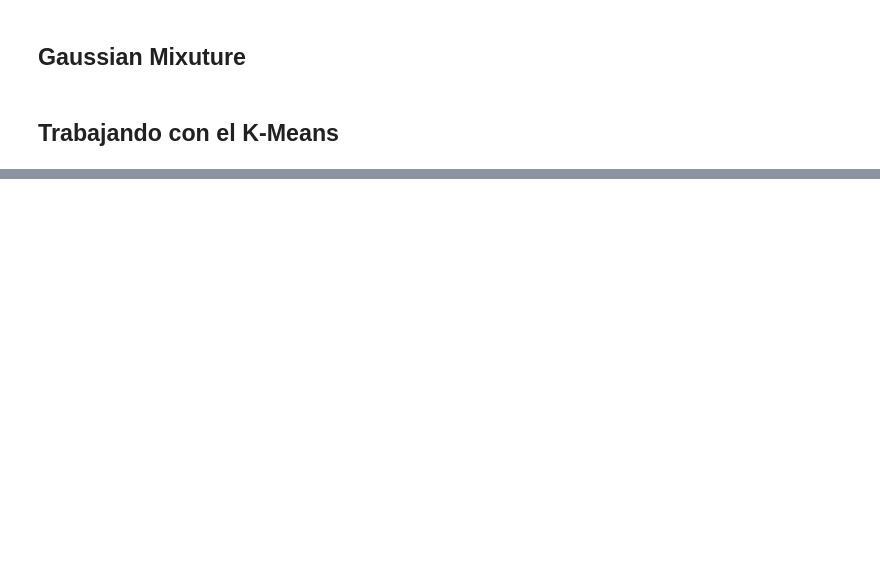
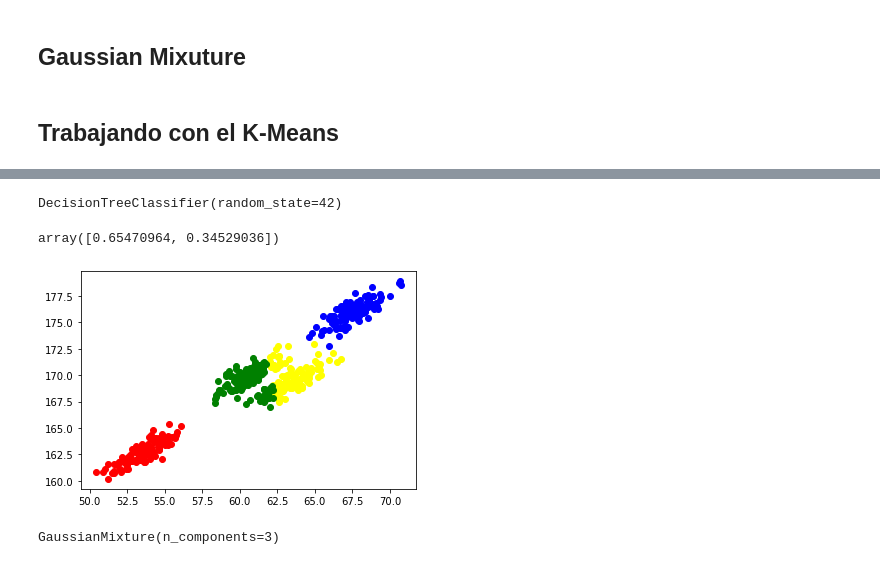
Before and after one commit to jsanz81/Bootcamp_Abril2023, a Jupyter notebook: 05_Machine_Learning/03_Aprendizaje_No_Supervisado/Cluster/Gaussian_Mixture/Gaussian_Mixture.ipynb, the cells around one changed output, grey strips where cells are left out. Drawn from its saved outputs; the diff is of its cells as text; code cells hidden in the pictures; blank space fills up the shorter version.

```diff
--- a/05_Machine_Learning/03_Aprendizaje_No_Supervisado/Cluster/Gaussian_Mixture/Gaussian_Mixture.ipynb
+++ b/05_Machine_Learning/03_Aprendizaje_No_Supervisado/Cluster/Gaussian_Mixture/Gaussian_Mixture.ipynb
@@ -22,6 +59,19 @@ df["Cluster"]=pred
+# %%
+arbol=DecisionTreeClassifier(random_state=42)
+arbol.fit(df.drop(columns="Cluster"),df["Cluster"])
+# %% [output]
+DecisionTreeClassifier(random_state=42)
+# %%
+arbol.feature_importances_
+# %% [output]
+array([0.65470964, 0.34529036])
 # %%
-color=
-for k in range(¿¿,??):
+color=["red","yellow","blue","green"]
+for k in range(4):
     df_aux=df[df["Cluster"]==k]
-    plt.scatter(df_aux["Weight"],df_aux["Height"],c=color[k])
+    plt.scatter(df_aux["Weight"],
+                df_aux["Height"],
+                c=color[k])
 plt.show()
+# %% [output]
+[figure, added]
@@ -28,8 +81,10 @@ plt.show()
 # %%
 from sklearn.mixture import GaussianMixture
 # %%
-gm=GaussianMixture(n_components=??)
-gm.fit(df.drop(columns="Cluster"))
+gm=GaussianMixture(n_components=3)
+gm.fit(df)
+# %% [output]
+GaussianMixture(n_components=3)
 # %%
 ## Media de cada
 gm.means_
```
Also changed, not shown: parts of 32 cells of this notebook.
